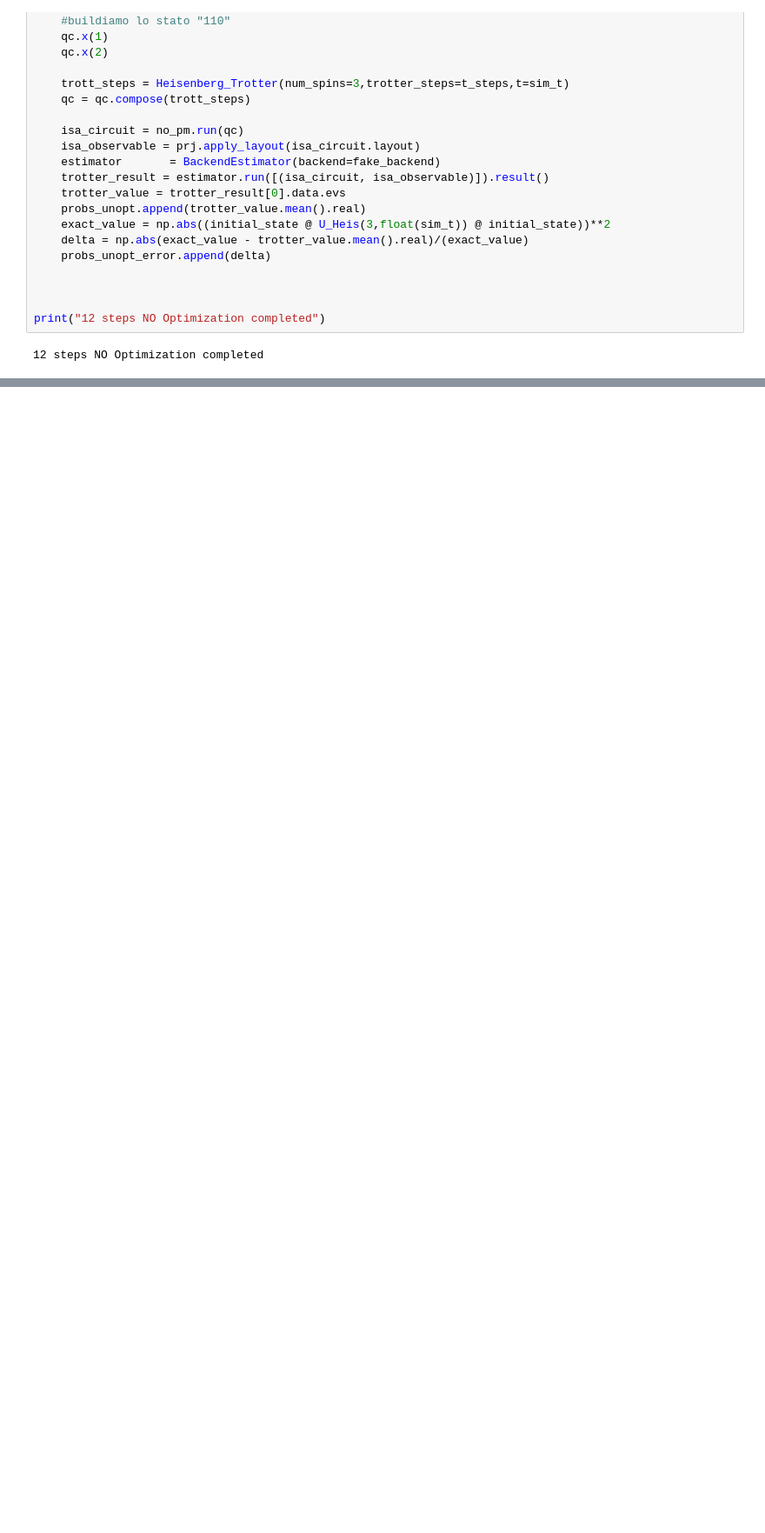
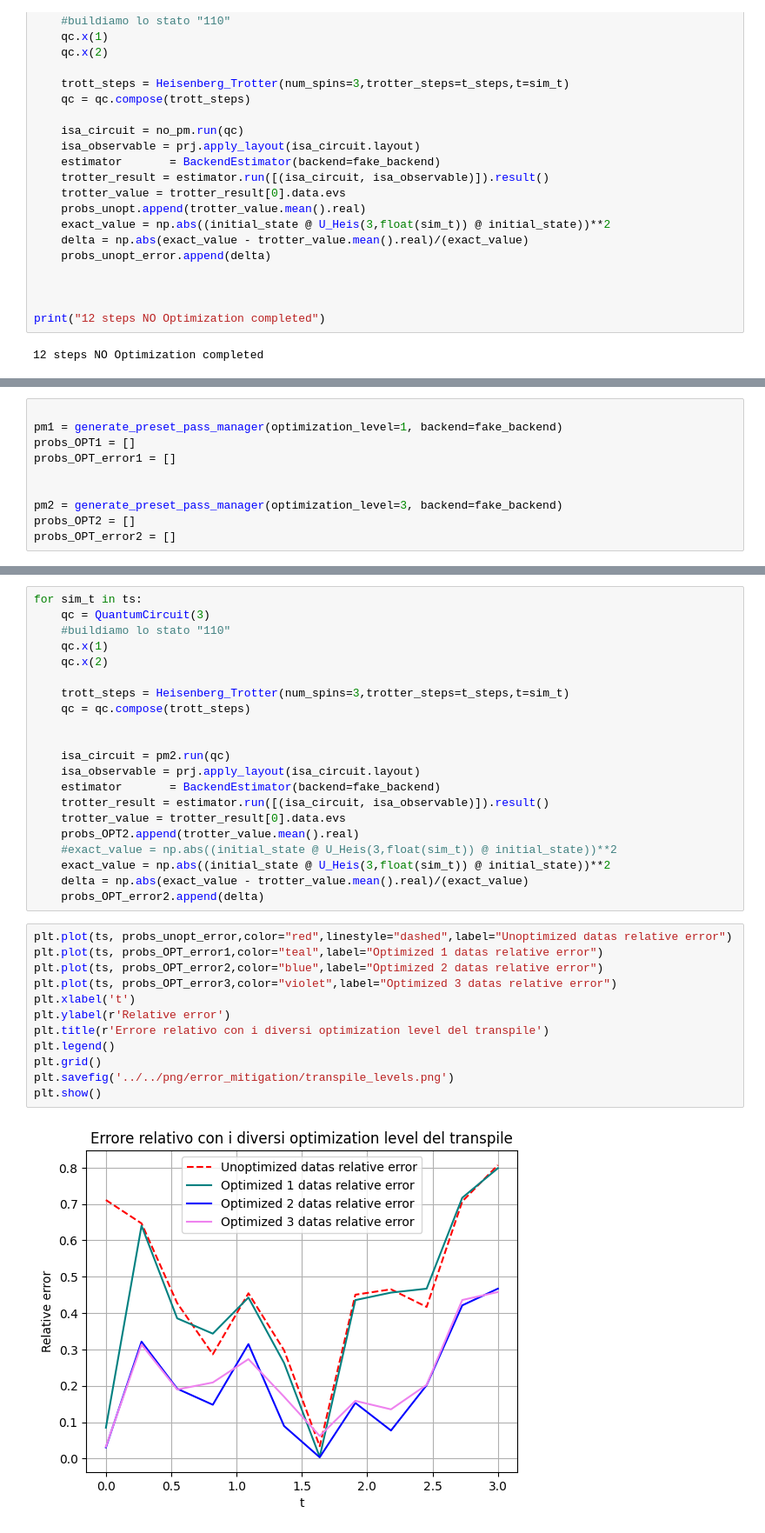
Before and after one commit to qismib/TETrIs, a Jupyter notebook: notebooks/error_mitigation/Optimization.ipynb, the cells around one changed output, grey strips where cells are left out. Shown at 87% size. Drawn from its saved outputs; the diff is of its cells as text; blank space fills up the shorter version.

```diff
--- a/notebooks/error_mitigation/Optimization.ipynb
+++ b/notebooks/error_mitigation/Optimization.ipynb
@@ -207,0 +208,10 @@ plt.show()
+# %%
+
+pm1 = generate_preset_pass_manager(optimization_level=1, backend=fake_backend)
+probs_OPT1 = []
+probs_OPT_error1 = []
+
+
+pm2 = generate_preset_pass_manager(optimization_level=3, backend=fake_backend)
+probs_OPT2 = []
+probs_OPT_error2 = []
@@ -207,0 +239,35 @@ plt.show()
+# %%
+for sim_t in ts:
+    qc = QuantumCircuit(3)
+    #buildiamo lo stato "110"
+    qc.x(1)
+    qc.x(2)
+
+    trott_steps = Heisenberg_Trotter(num_spins=3,trotter_steps=t_steps,t=sim_t)
+    qc = qc.compose(trott_steps)
+
+
+    isa_circuit = pm2.run(qc)
+    isa_observable = prj.apply_layout(isa_circuit.layout)
+    estimator       = BackendEstimator(backend=fake_backend)
+    trotter_result = estimator.run([(isa_circuit, isa_observable)]).result()
+    trotter_value = trotter_result[0].data.evs
+    probs_OPT2.append(trotter_value.mean().real)
+    #exact_value = np.abs((initial_state @ U_Heis(3,float(sim_t)) @ initial_state))**2
+    exact_value = np.abs((initial_state @ U_Heis(3,float(sim_t)) @ initial_state))**2
+    delta = np.abs(exact_value - trotter_value.mean().real)/(exact_value)
+    probs_OPT_error2.append(delta)
+# %%
+plt.plot(ts, probs_unopt_error,color="red",linestyle="dashed",label="Unoptimized datas relative error")
+plt.plot(ts, probs_OPT_error1,color="teal",label="Optimized 1 datas relative error")
+plt.plot(ts, probs_OPT_error2,color="blue",label="Optimized 2 datas relative error")
+plt.plot(ts, probs_OPT_error3,color="violet",label="Optimized 3 datas relative error")
+plt.xlabel('t')
+plt.ylabel(r'Relative error')
+plt.title(r'Errore relativo con i diversi optimization level del transpile')
+plt.legend()
+plt.grid()
+plt.savefig('../../png/error_mitigation/transpile_levels.png')
+plt.show()
+# %% [output]
+[figure, added]
```
Also changed, not shown: parts of 6 cells of this notebook, 9 other files.
